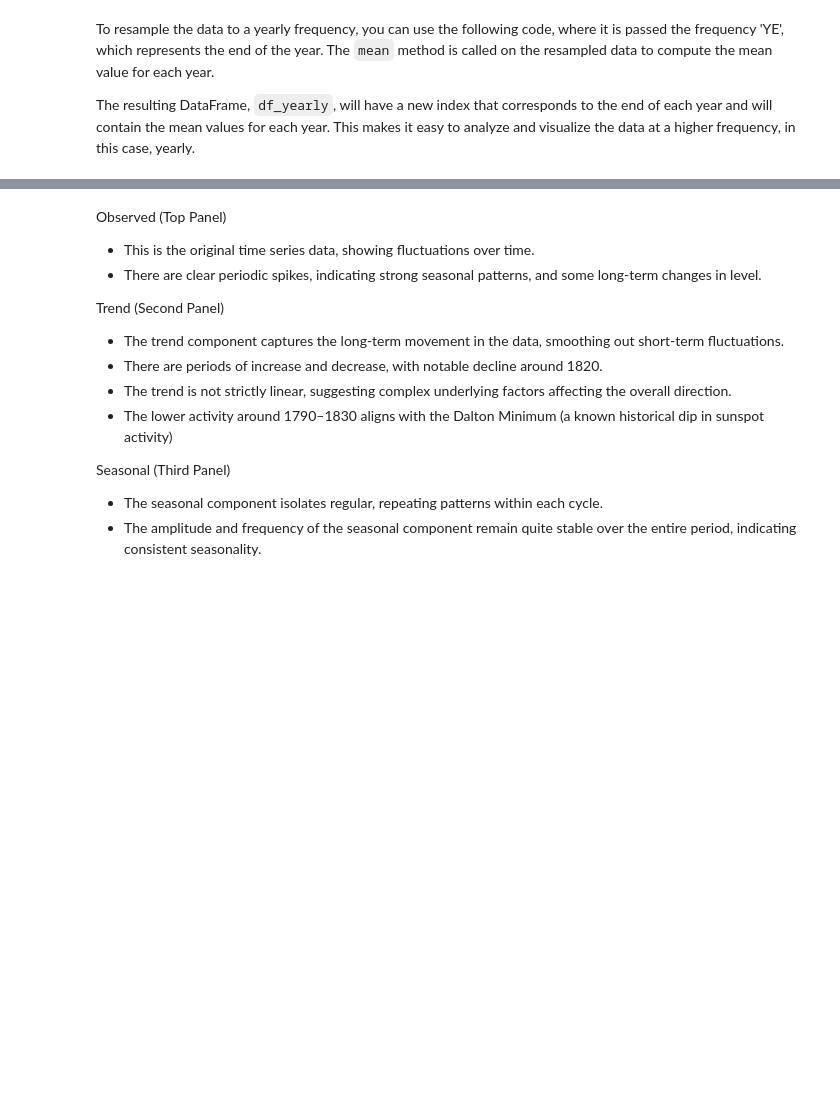
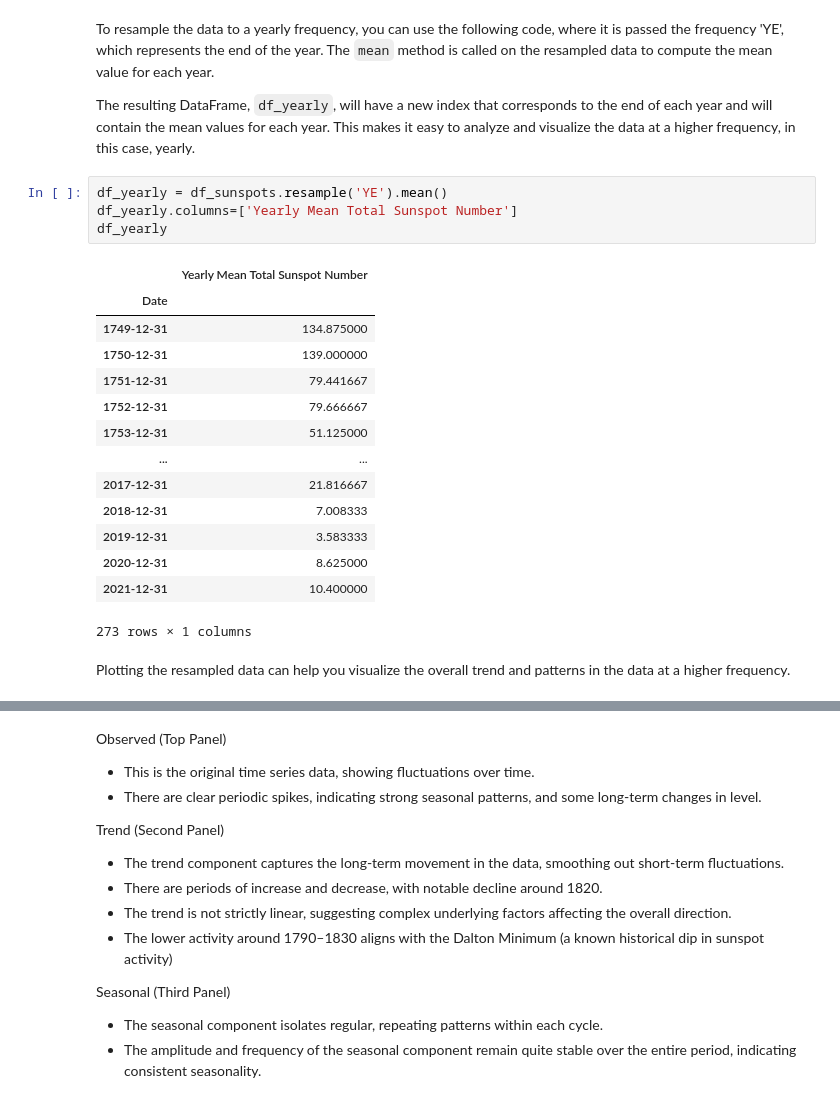
Before and after one commit to pedrojscardoso/MEEC_ISE_UALG_Introduction_to_data_science, a Jupyter notebook: 3-data-analysis/05_a_getting_started_with_TS.ipynb, the cells around one changed output, grey strips where cells are left out. Cells and saved outputs as stored; diff of their text form; blank space fills up the shorter version.

```diff
--- a/3-data-analysis/05_a_getting_started_with_TS.ipynb
+++ b/3-data-analysis/05_a_getting_started_with_TS.ipynb
@@ -450,4 +548,25 @@ To resample the data to a yearly frequency, you can use the following code, wher
 
 
 The resulting DataFrame, `df_yearly`, will have a new index that corresponds to the end of each year and will contain the mean values for each year. This makes it easy to analyze and visualize the data at a higher frequency, in this case, yearly.
+# %%
+df_yearly = df_sunspots.resample('YE').mean()
+df_yearly.columns=['Yearly Mean Total Sunspot Number']
+df_yearly
+# %% [output]
+|  | Yearly Mean Total Sunspot Number |
+| Date |  |
+| 1749-12-31 | 134.875000 |
+| 1750-12-31 | 139.000000 |
+| 1751-12-31 | 79.441667 |
+| 1752-12-31 | 79.666667 |
+| 1753-12-31 | 51.125000 |
+| ... | ... |
+| 2017-12-31 | 21.816667 |
+| 2018-12-31 | 7.008333 |
+| 2019-12-31 | 3.583333 |
+| 2020-12-31 | 8.625000 |
+| 2021-12-31 | 10.400000 |
+273 rows × 1 columns
+# %% [markdown]
+Plotting the resampled data can help you visualize the overall trend and patterns in the data at a higher frequency.
 # %%
```
Also changed, not shown: parts of 42 cells of this notebook.
